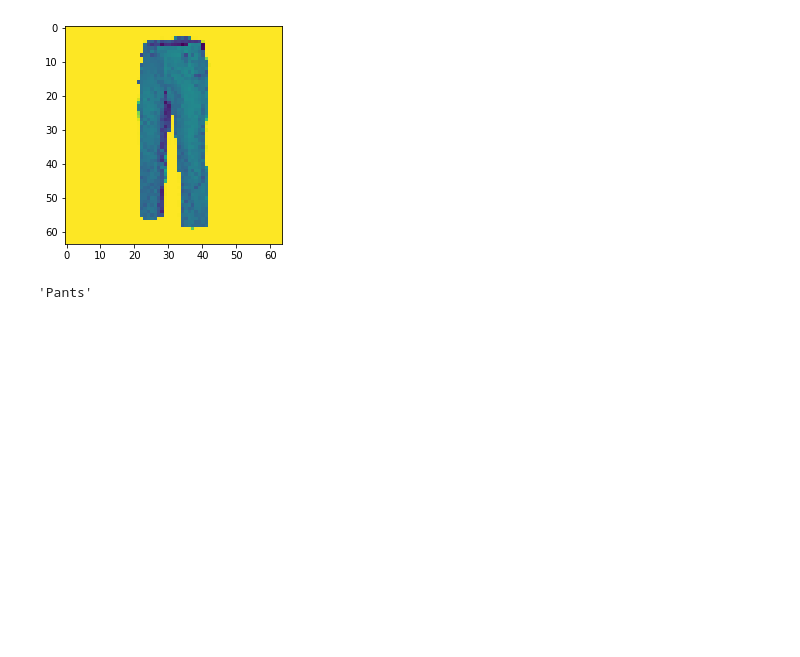
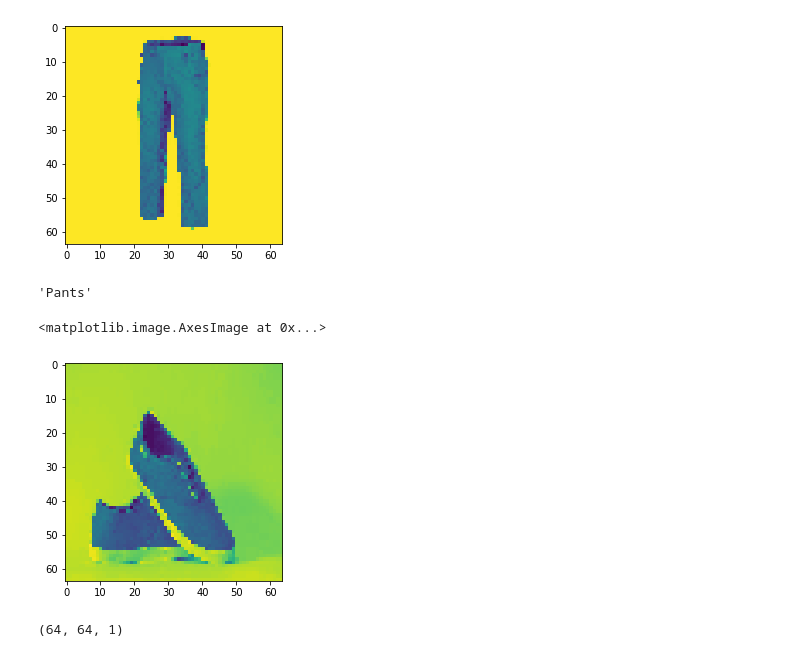
Before and after one commit to qasim-iqbal/shopify-image-challenge, a Jupyter notebook: clothing_classifier.ipynb, the cells around one changed output. Saved outputs shown, nothing was run; the diff lists cells and outputs as text; code cells hidden in the pictures; blank space fills up the shorter version.

```diff
--- a/clothing_classifier.ipynb
+++ b/clothing_classifier.ipynb
@@ -326,3 +326,26 @@ plt.imshow(img)
 lookup[np.argmax(model.predict(img.reshape(1,64,64,1)))]
 # %% [output]
 'Pants'
+# %%
+file_path = 'static\images\pexels-photo.webp'
+# %%
+img_w, img_h = 64,64
+
+# load the image as grayscale
+img = load_img(file_path, grayscale=True, target_size=(img_w,img_h))
+# convert to array
+img = img_to_array(img)
+# reshape into a single sample with 1 channel, as we don't need very high quality images for training
+img = img.reshape(img_w, img_h, 1)
+# prepare pixel data
+img = img.astype('float32')
+img = img / 255.0
+# %%
+plt.imshow(img)
+# %% [output]
+<matplotlib.image.AxesImage at 0x...>
+[figure, added]
+# %%
+img.shape
+# %% [output]
+(64, 64, 1)
```
Also changed, not shown: parts of 1 cell of this notebook, 28 other files.
